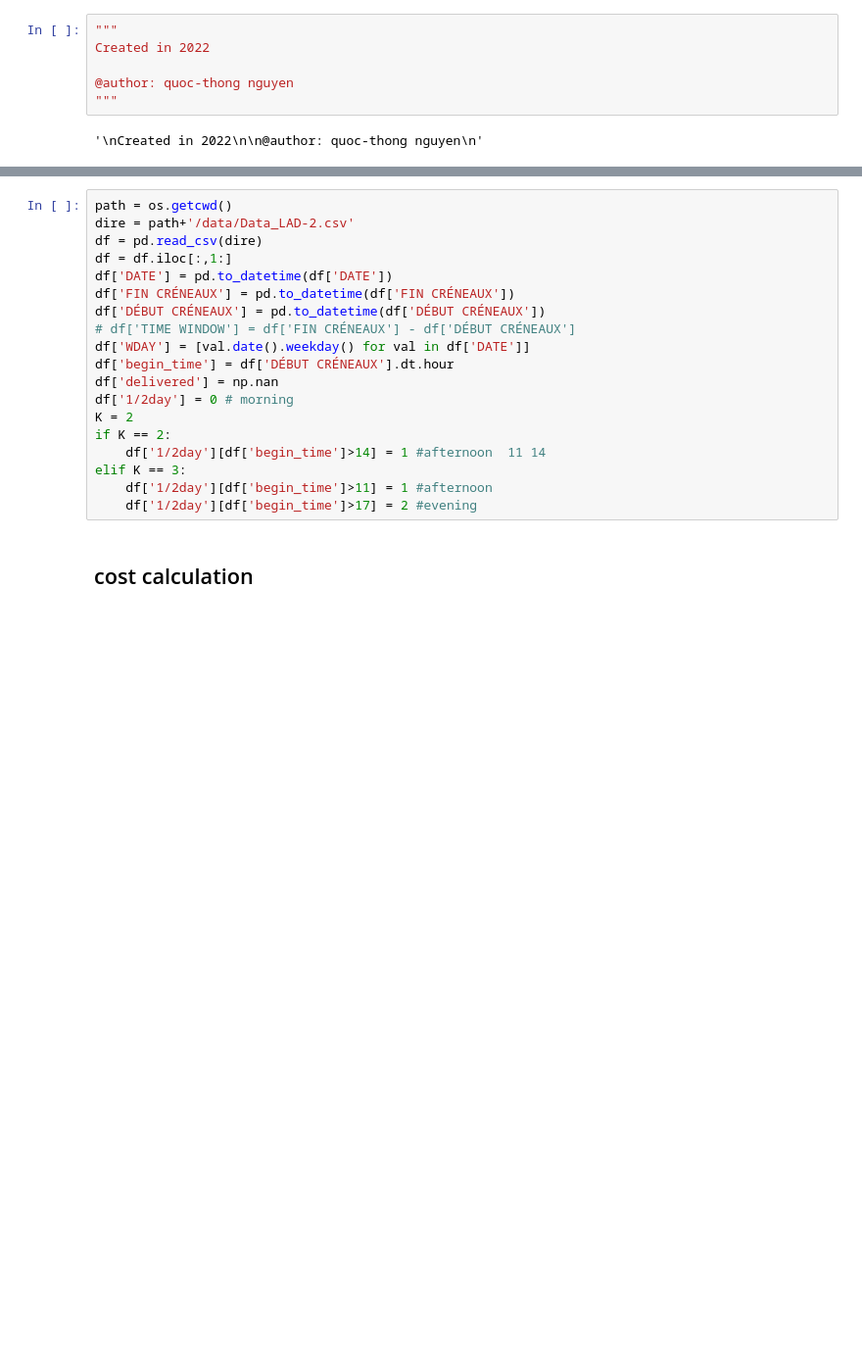
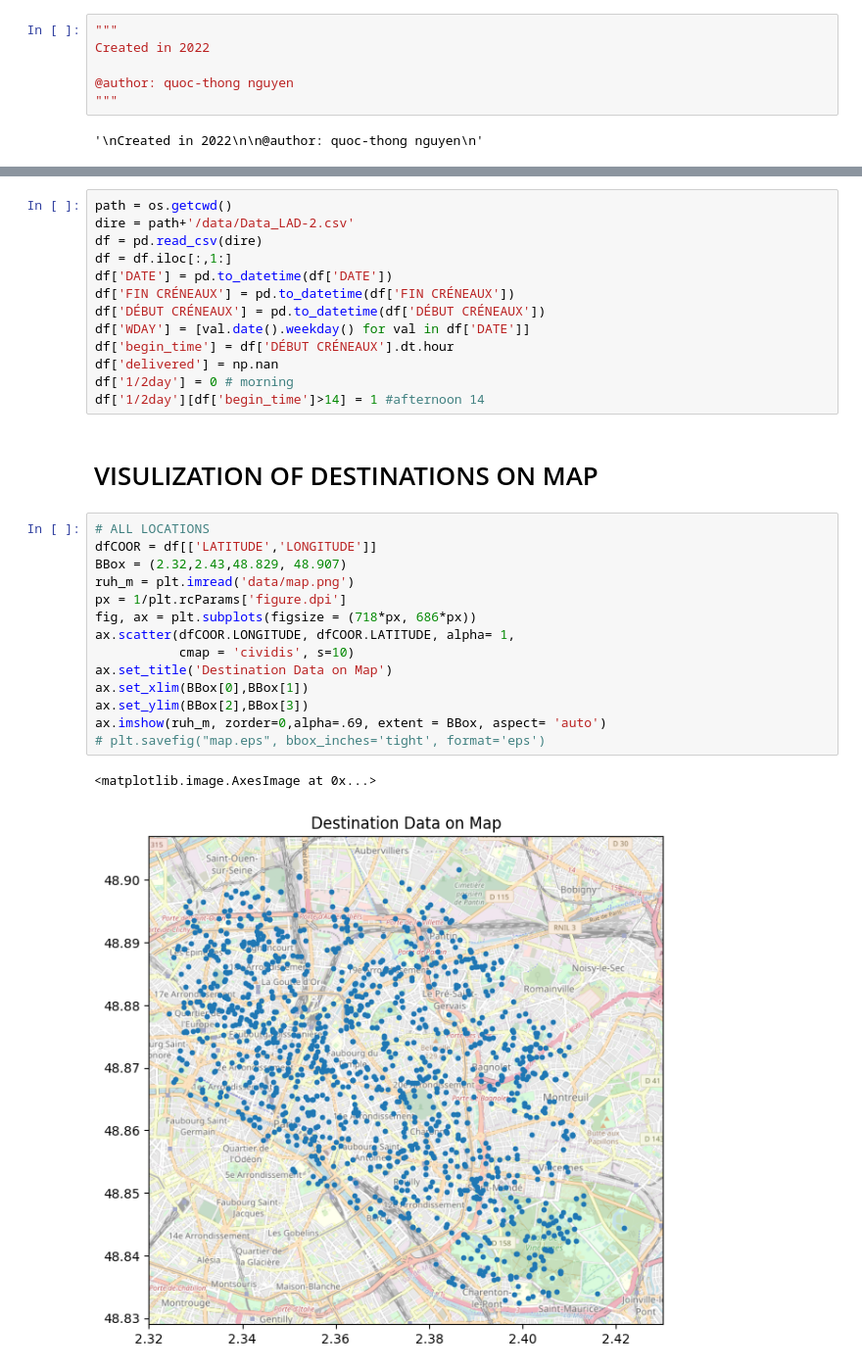
Before and after one commit to nguyenthong11/DD-lastmile, a Jupyter notebook: VRP_clustering_vans.ipynb, the cells around one changed output, grey strips where cells are left out. Shown at 98% size. Drawn from its saved outputs; the diff is of its cells as text; blank space fills up the shorter version.

```diff
--- a/VRP_clustering_vans.ipynb
+++ b/VRP_clustering_vans.ipynb
@@ -29,16 +34,27 @@ df = df.iloc[:,1:]
 df['DATE'] = pd.to_datetime(df['DATE'])
 df['FIN CRÉNEAUX'] = pd.to_datetime(df['FIN CRÉNEAUX'])
 df['DÉBUT CRÉNEAUX'] = pd.to_datetime(df['DÉBUT CRÉNEAUX'])
-# df['TIME WINDOW'] = df['FIN CRÉNEAUX'] - df['DÉBUT CRÉNEAUX']
 df['WDAY'] = [val.date().weekday() for val in df['DATE']]
 df['begin_time'] = df['DÉBUT CRÉNEAUX'].dt.hour
 df['delivered'] = np.nan
 df['1/2day'] = 0 # morning
-K = 2
-if K == 2:
-    df['1/2day'][df['begin_time']>14] = 1 #afternoon  11 14
-elif K == 3:
-    df['1/2day'][df['begin_time']>11] = 1 #afternoon
-    df['1/2day'][df['begin_time']>17] = 2 #evening
+df['1/2day'][df['begin_time']>14] = 1 #afternoon 14
-# %% [markdown]
-## cost calculation
+# %% [markdown]
+# VISULIZATION OF DESTINATIONS ON MAP
+# %%
+# ALL LOCATIONS
+dfCOOR = df[['LATITUDE','LONGITUDE']]
+BBox = (2.32,2.43,48.829, 48.907)
+ruh_m = plt.imread('data/map.png')
+px = 1/plt.rcParams['figure.dpi']
+fig, ax = plt.subplots(figsize = (718*px, 686*px))
+ax.scatter(dfCOOR.LONGITUDE, dfCOOR.LATITUDE, alpha= 1,
+           cmap = 'cividis', s=10)
+ax.set_title('Destination Data on Map')
+ax.set_xlim(BBox[0],BBox[1])
+ax.set_ylim(BBox[2],BBox[3])
+ax.imshow(ruh_m, zorder=0,alpha=.69, extent = BBox, aspect= 'auto')
+# plt.savefig("map.eps", bbox_inches='tight', format='eps')
+# %% [output]
+<matplotlib.image.AxesImage at 0x...>
+[figure, added]
```
Also changed, not shown: parts of 13 cells of this notebook, 3 other files.
